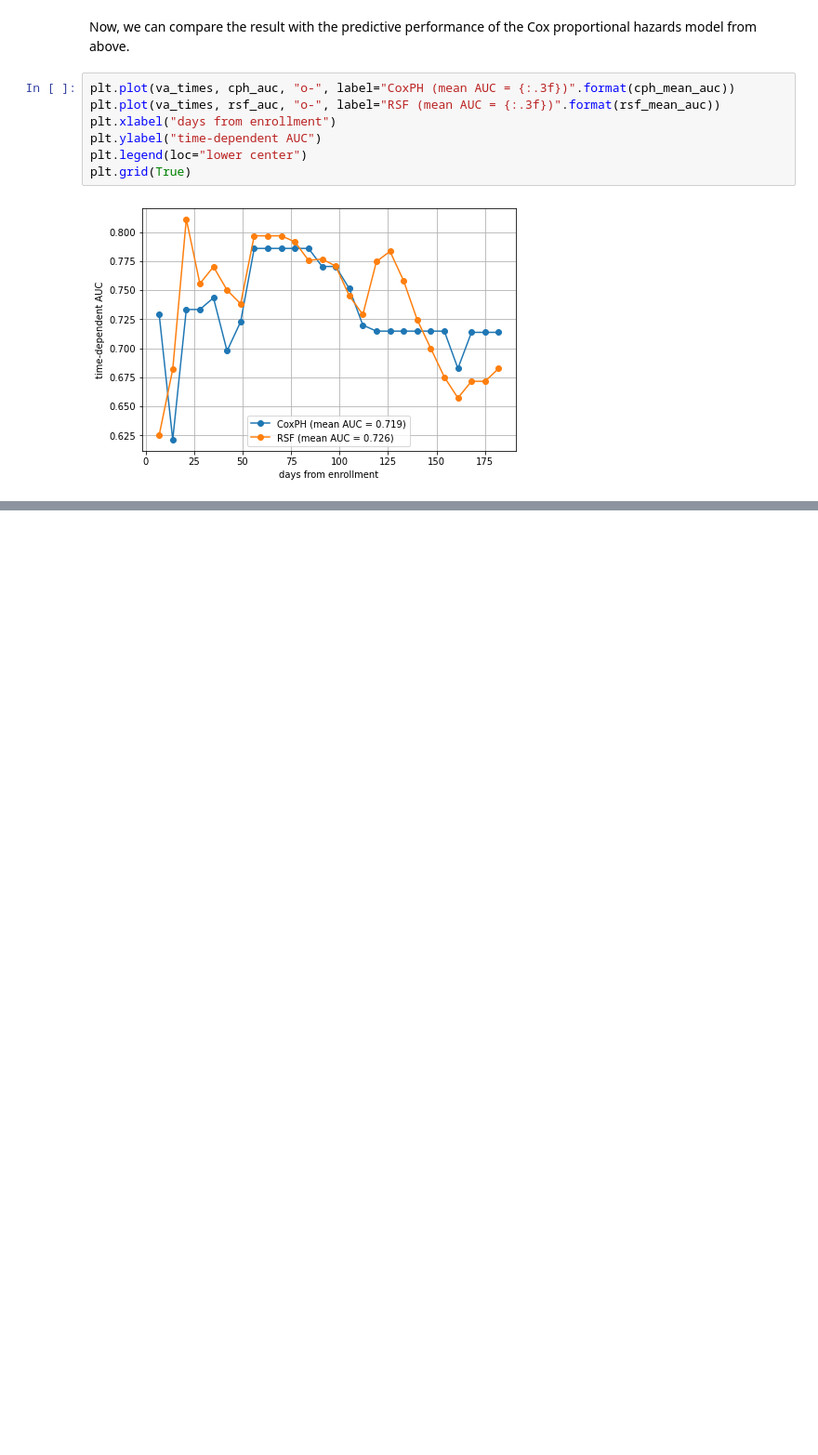
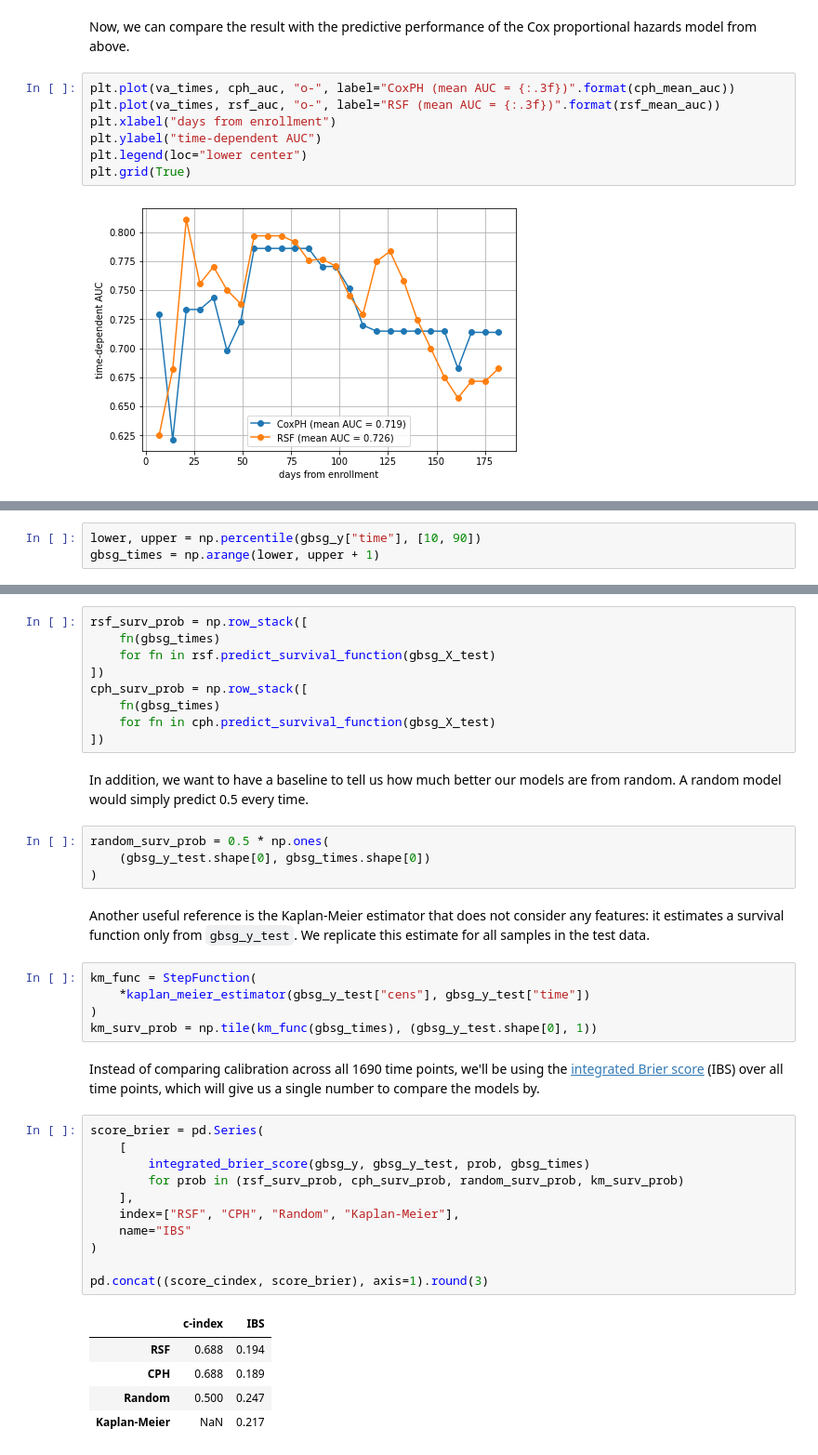
Before and after one commit to sebp/scikit-survival, a Jupyter notebook: doc/user_guide/evaluating-survival-models.ipynb, the cells around one changed output, grey strips where cells are left out. Shown: that part at 93% size. Drawn from its saved outputs; the diff is of its cells as text; blank space fills up the shorter version.

Commit message:
DOCS: Add section on Time-dependent Brier Score

```diff
--- a/doc/user_guide/evaluating-survival-models.ipynb
+++ b/doc/user_guide/evaluating-survival-models.ipynb
@@ -355,0 +447,3 @@ Indeed, the Random Survival Forest performs slightly better on average, mostly d
+# %%
+lower, upper = np.percentile(gbsg_y["time"], [10, 90])
+gbsg_times = np.arange(lower, upper + 1)
@@ -355,0 +455,49 @@ Indeed, the Random Survival Forest performs slightly better on average, mostly d
+# %%
+rsf_surv_prob = np.row_stack([
+    fn(gbsg_times)
+    for fn in rsf.predict_survival_function(gbsg_X_test)
+])
+cph_surv_prob = np.row_stack([
+    fn(gbsg_times)
+    for fn in cph.predict_survival_function(gbsg_X_test)
+])
+# %% [markdown]
+In addition, we want to have a baseline to tell us how much better
+our models are from random. A random model would simply predict 0.5
+every time.
+# %%
+random_surv_prob = 0.5 * np.ones(
+    (gbsg_y_test.shape[0], gbsg_times.shape[0])
+)
+# %% [markdown]
+Another useful reference is the Kaplan-Meier estimator that does not consider
+any features: it estimates a survival function only from `gbsg_y_test`.
+We replicate this estimate for all samples in the test data.
+# %%
+km_func = StepFunction(
+    *kaplan_meier_estimator(gbsg_y_test["cens"], gbsg_y_test["time"])
+)
+km_surv_prob = np.tile(km_func(gbsg_times), (gbsg_y_test.shape[0], 1))
+# %% [markdown]
+Instead of comparing calibration across all 1690 time points, we'll be
+using the
+[integrated Brier score](https://scikit-survival.readthedocs.io/en/latest/api/generated/sksurv.metrics.integrated_brier_score.html#sksurv.metrics.integrated_brier_score)
+(IBS) over all time points, which will
+give us a single number to compare the models by.
+# %%
+score_brier = pd.Series(
+    [
+        integrated_brier_score(gbsg_y, gbsg_y_test, prob, gbsg_times)
+        for prob in (rsf_surv_prob, cph_surv_prob, random_surv_prob, km_surv_prob)
+    ],
+    index=["RSF", "CPH", "Random", "Kaplan-Meier"],
+    name="IBS"
+)
+
+pd.concat((score_cindex, score_brier), axis=1).round(3)
+# %% [output]
+|  | c-index | IBS |
+| RSF | 0.688 | 0.194 |
+| CPH | 0.688 | 0.189 |
+| Random | 0.500 | 0.247 |
+| Kaplan-Meier | NaN | 0.217 |
```
Also changed, not shown: parts of 14 cells of this notebook, 1 other file.
